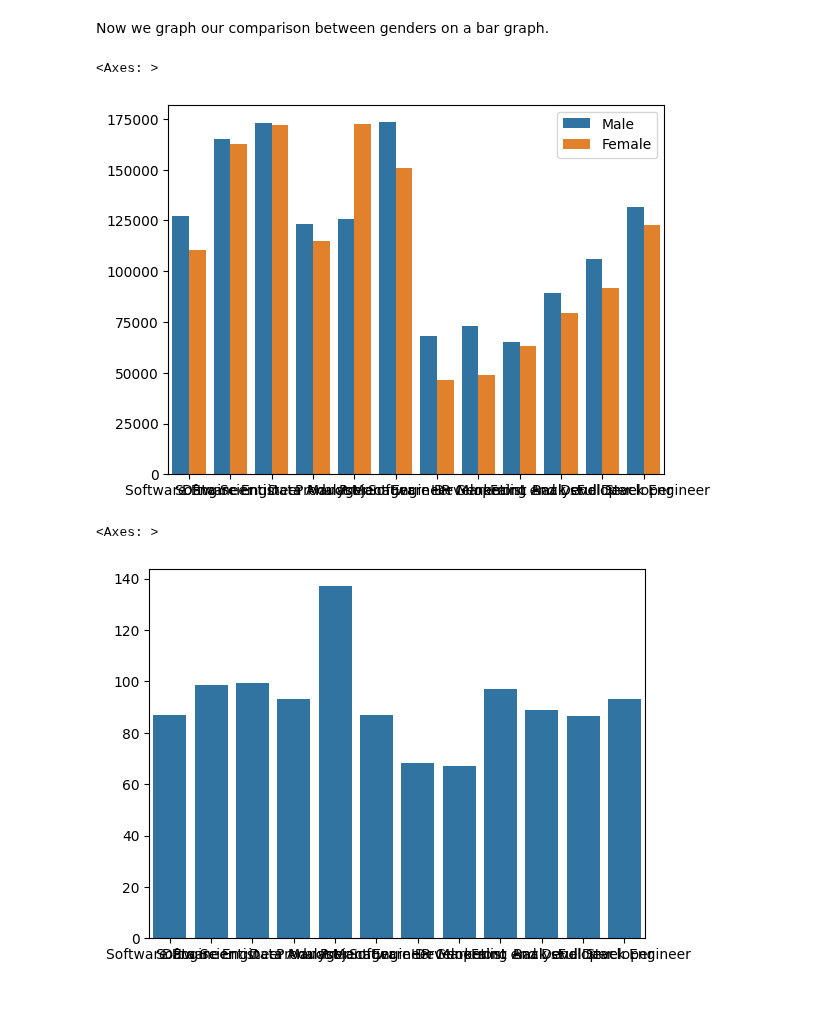
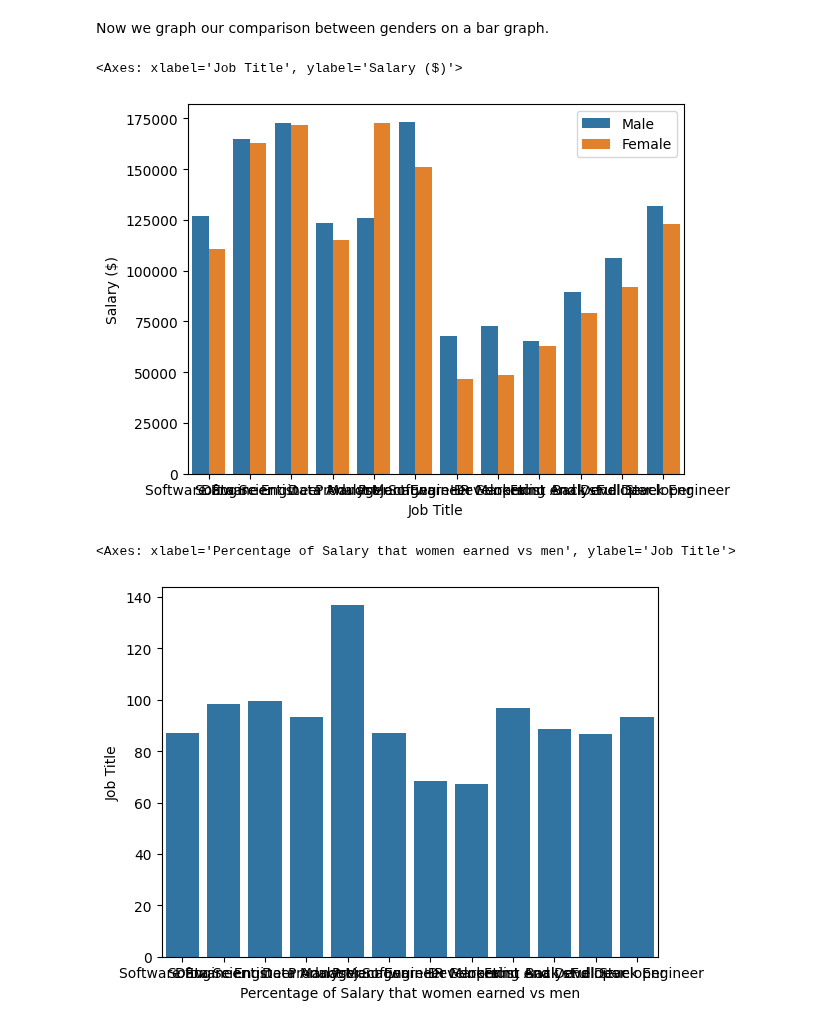
Before and after one commit to AbhijayPaul/HackTheHood-Final, a Jupyter notebook: HtHFinal.ipynb, the cells around one changed output. Drawn from its saved outputs; the diff is of its cells as text; code cells hidden in the pictures; blank space fills up the shorter version.

Commit message:
Added titles to graphs

```diff
--- a/HtHFinal.ipynb
+++ b/HtHFinal.ipynb
@@ -488,10 +488,11 @@ Now we graph our comparison between genders on a bar graph.
 # %%
 
 genderCompBarGraph = seaborn.barplot(x = JTcombinedList, y = combineLData, hue = mORfLine)
+genderCompBarGraph.set(xlabel = "Job Title", ylabel = "Salary ($)")
 genderCompBarGraph
 # %% [output]
-<Axes: >
+<Axes: xlabel='Job Title', ylabel='Salary ($)'>
-[figure, old version]
+[figure, new version]
 # %%
 salaryRatio = []
 
@@ -499,7 +500,8 @@ for i in range(len(JTcompareList)):
     salaryRatio.append(100 * FLineData[i] / MLineData[i])
 
 salaryRatioGraph = seaborn.barplot(x = JTcompareList, y = salaryRatio)
+salaryRatioGraph.set(xlabel = "Percentage of Salary that women earned vs men", ylabel = "Job Title")
 salaryRatioGraph
 # %% [output]
-<Axes: >
+<Axes: xlabel='Percentage of Salary that women earned vs men', ylabel='Job Title'>
-[figure, old version]
+[figure, new version]
```
